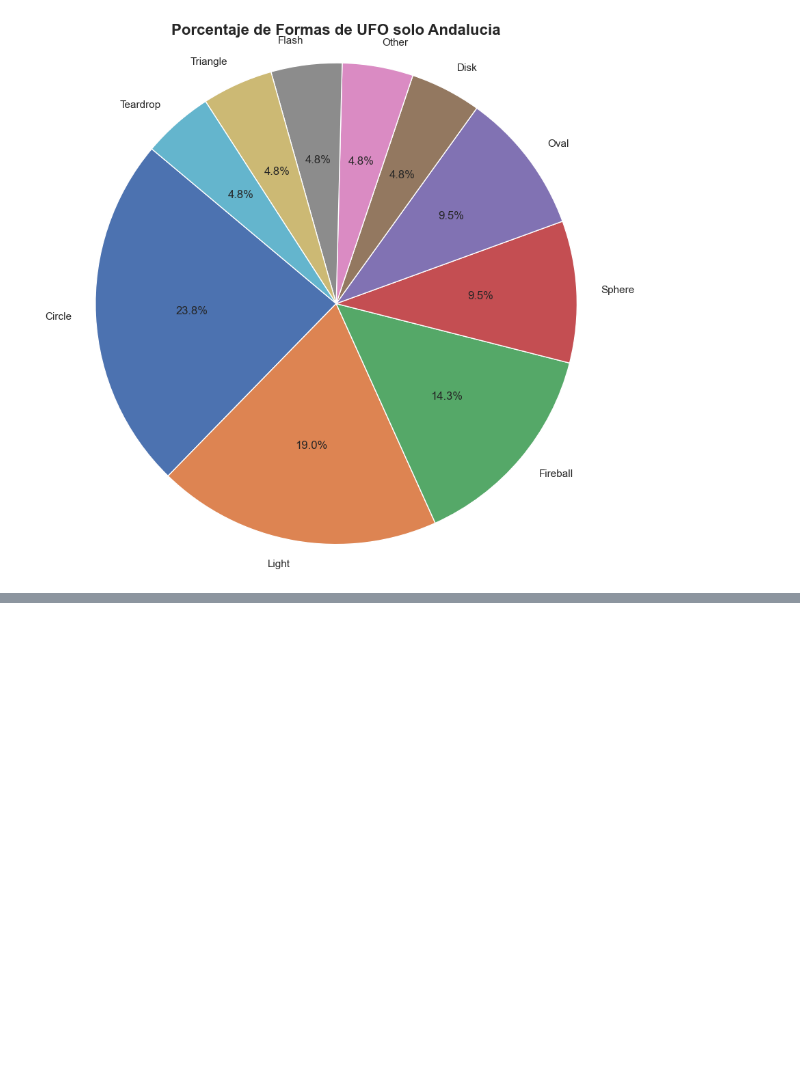
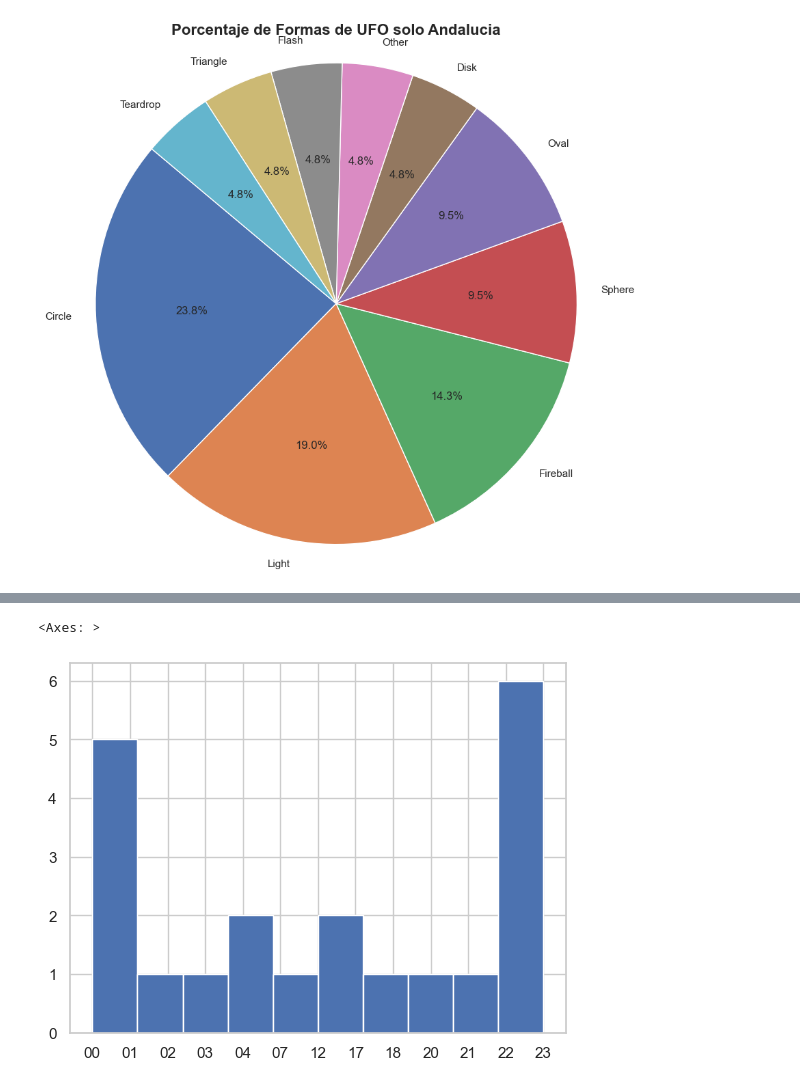
Before and after one commit to awchacon/first_project, a Jupyter notebook: first_project_2.0.ipynb, the cells around one changed output, grey strips where cells are left out. Cells and saved outputs as stored; diff of their text form; code cells hidden in the pictures; blank space fills up the shorter version.

```diff
--- a/first_project_2.0.ipynb
+++ b/first_project_2.0.ipynb
@@ -821,0 +830,13 @@ plt.show()
+# %%
+import pandas as pd
+import numpy as np
+import matplotlib.pyplot as plt
+
+ufo_df = pd.read_csv("E:/Folder_python/first_project/ufo.csv")
+#ufo_df_new = ufo_df.drop("id", axis=1)
+
+ufo_df_new.head()
+ufo_df_new[["Fecha", "Hora_total"]] = ufo_df_new["Date_time"].str.split(" ", expand=True)
+ufo_df_new[["Año", "Mes", "Dia"]] = ufo_df_new["Fecha"].str.split("-", expand=True)
+ufo_df_new[["Hora", "Minuto", "Segundo"]] =  ufo_df_new["Hora_total"].str.split(":", expand=True)
+ufo_df_new
@@ -821,0 +857,6 @@ plt.show()
+# %%
+andalusia = ufo_df_new[ufo_df_new["Region"] == "Andalusia"]
+andalusia["Hora"].sort_values().hist()
+# %% [output]
+<Axes: >
+[figure, added]
```
Also changed, not shown: parts of 20 cells of this notebook, 1 other file.
